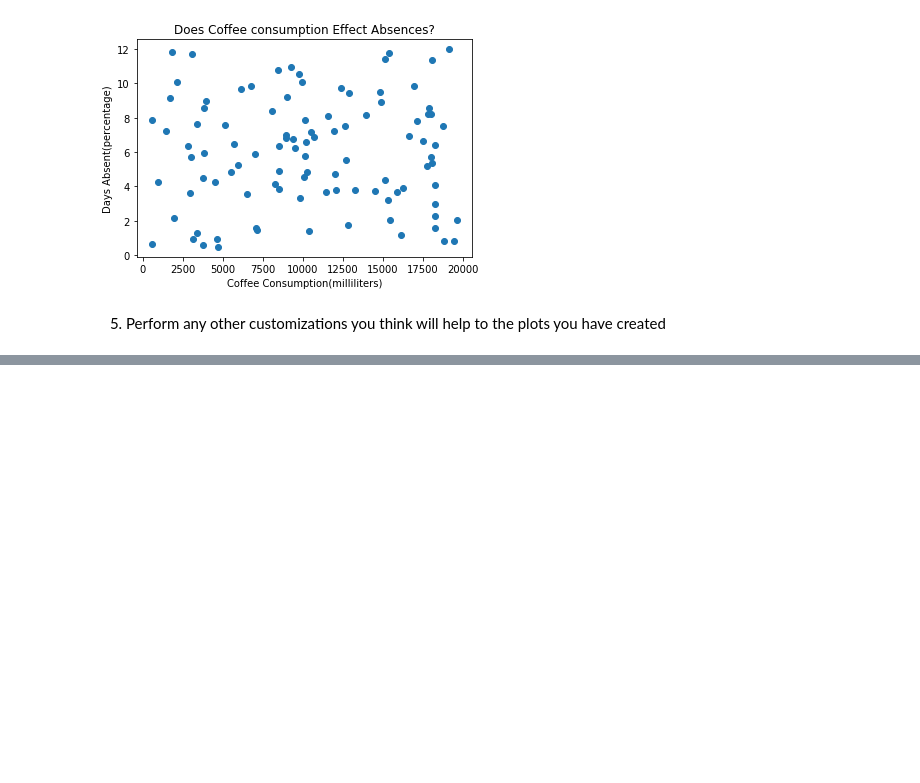
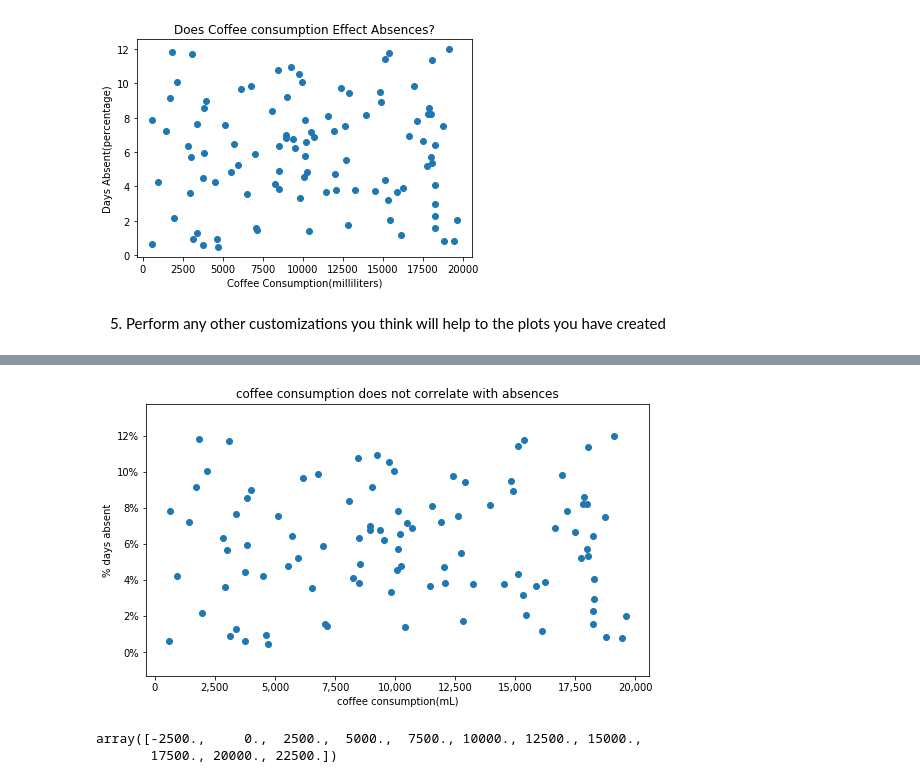
Before and after one commit to gilbert-noriega-ii/regression-exercises, a Jupyter notebook: visualization_warmup.ipynb, the cells around one changed output, grey strips where cells are left out. Cells and saved outputs as stored; diff of their text form; code cells hidden in the pictures; blank space fills up the shorter version.

```diff
--- a/visualization_warmup.ipynb
+++ b/visualization_warmup.ipynb
@@ -76,0 +87,28 @@ plt.show()
+# %%
+df['syntax_errors_billions'] = df.syntax_errors / 1_000_000
+df['cups_coffee'] = df.ml_coffee / 30 / 8
+# %%
+def format_y_tick(tick_value, position):
+    return '{:.0%}'.format(tick_value)
+
+def format_x_tick(tick_value, postion):
+    return '{:,}'.format(int(tick_value))
+# %%
+fig, ax = plt.subplots(figsize = (9,5))
+
+ax.scatter(df.ml_coffee, df.p_days_absent)
+ax.set(
+    xlabel = 'coffee consumption(mL)',
+    ylabel = '% days absent',
+    title = 'coffee consumption does not correlate with absences'
+)
+ax.yaxis.set_major_formatter(mpl.ticker.FuncFormatter(format_y_tick))
+ax.xaxis.set_major_formatter(mpl.ticker.FuncFormatter(format_x_tick))
+plt.show()
+# %% [output]
+[figure, added]
+# %%
+ax.get_xticks()
+# %% [output]
+array([-2500.,     0.,  2500.,  5000.,  7500., 10000., 12500., 15000.,
+       17500., 20000., 22500.])
```
Also changed, not shown: parts of 6 cells of this notebook.
